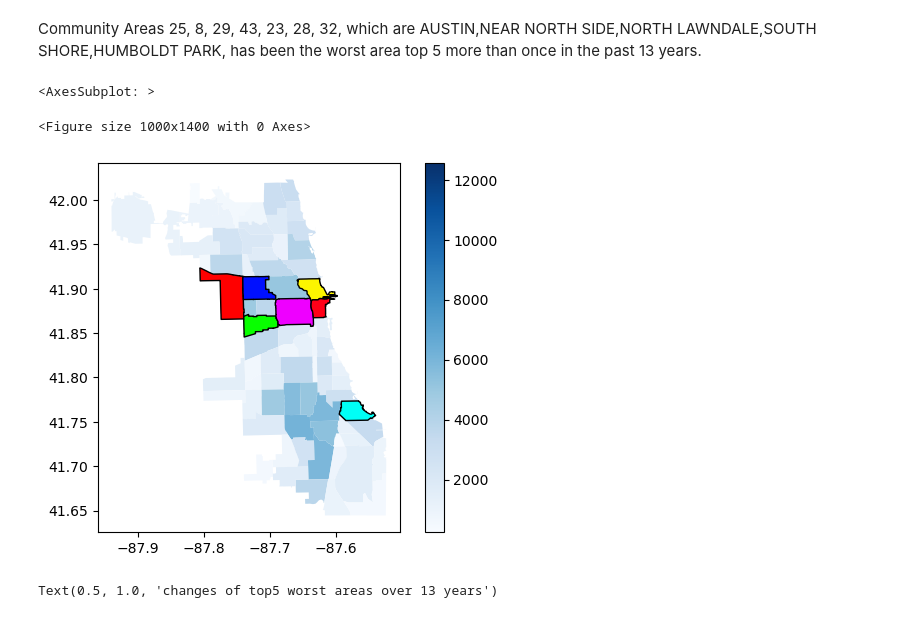
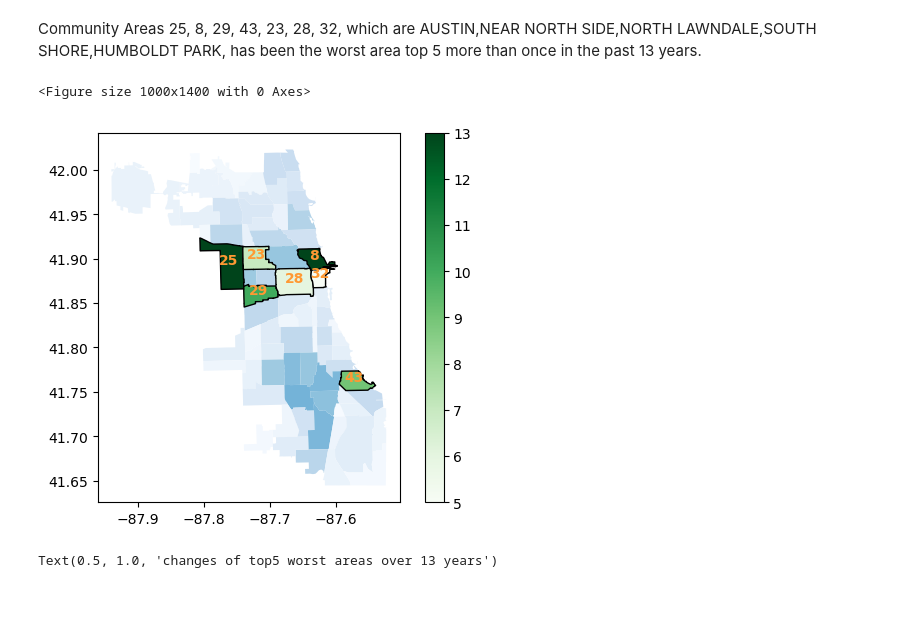
Before and after one commit to COMP5152TEAMWORK/Chicago-Crimes-Analysis, a Jupyter notebook: Chicago Crime Analysis.ipynb, the cells around one changed output. Drawn from its saved outputs; the diff is of its cells as text; code cells hidden in the pictures.

```diff
--- a/Chicago Crime Analysis.ipynb
+++ b/Chicago Crime Analysis.ipynb
@@ -425,12 +426,13 @@ Community Areas 25, 8, 29, 43, 23, 28, 32, which are AUSTIN,NEAR NORTH SIDE,NORT
 # %%
 wat5y_area = [25, 8, 29, 43, 23, 28, 32]
 fig = plt.figure(figsize=(10, 14))
-ax = frame.plot(column="crime count by area", legend=True, cmap='Blues')
-frame.iloc[name_numb_index].plot(cmap='hsv', linewidth=1, edgecolor='black', ax=ax)
+ax = frame.plot(column="crime count by area", legend=False, cmap='Blues')
+frame_t5 = frame.merge(name_numb[name_numb['Community Area']>1], left_index=True, right_index=True).sort_values(by='Community Area', ascending=False)
+ax = frame_t5.plot(column='Community Area', legend=True, cmap='Greens', linewidth=1, edgecolor='black', ax=ax)
+_ = frame.iloc[name_numb_index].apply(lambda x: ax.annotate(text=x['area_numbe'], xy=x.geometry.centroid.coords[0], ha='center', color='#FF9933', weight='bold'), axis=1)
 # %% [output]
-<AxesSubplot: >
+<Figure size 1000x1400 with 0 Axes>
-<Figure size 1000x1400 with 0 Axes>
-[figure, old version]
+[figure, new version]
 # %%
 fig, ax = plt.subplots()
 cay_gp = cay_df.groupby(by='Community Area')
```
Also changed, not shown: parts of 13 cells of this notebook.
